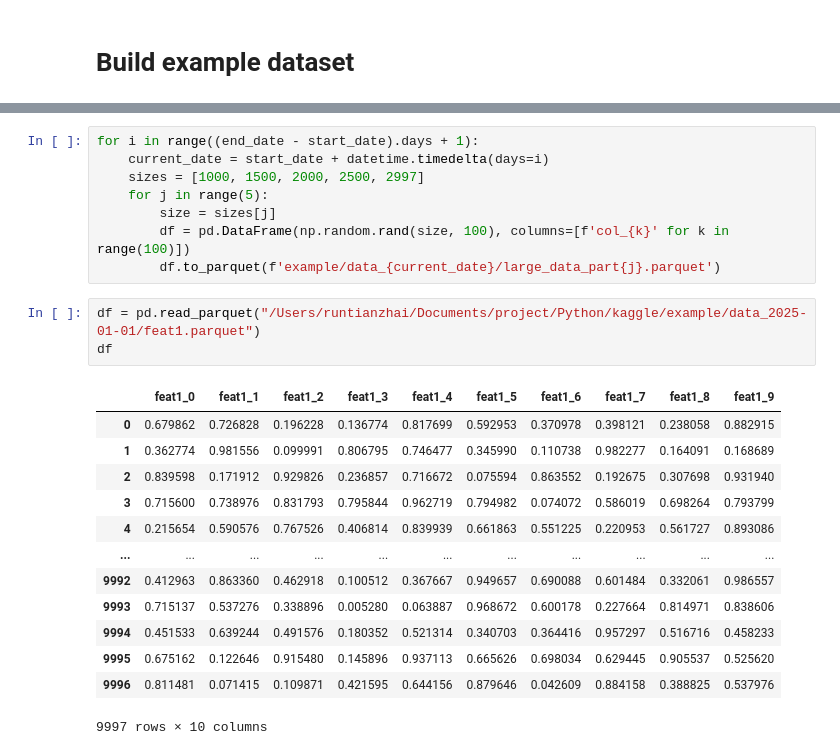
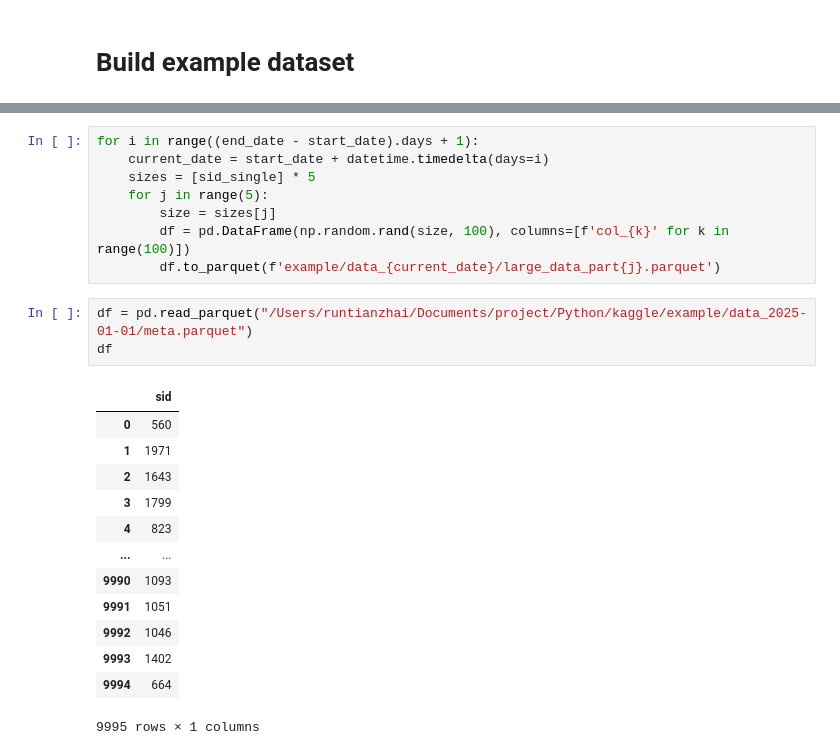
Before and after one commit to RuntianZ/kaggle, a Jupyter notebook: dataset.ipynb, the cells around one changed output, grey strips where cells are left out. Saved outputs shown, nothing was run; the diff lists cells and outputs as text.

```diff
--- a/dataset.ipynb
+++ b/dataset.ipynb
@@ -150,25 +158,25 @@ for i in range((end_date - start_date).days + 1):
 # %%
 for i in range((end_date - start_date).days + 1):
     current_date = start_date + datetime.timedelta(days=i)
-    sizes = [1000, 1500, 2000, 2500, 2997]
+    sizes = [sid_single] * 5
     for j in range(5):
         size = sizes[j]
         df = pd.DataFrame(np.random.rand(size, 100), columns=[f'col_{k}' for k in range(100)])
         df.to_parquet(f'example/data_{current_date}/large_data_part{j}.parquet')
 # %%
-df = pd.read_parquet("/Users/runtianzhai/Documents/project/Python/kaggle/example/data_2025-01-01/feat1.parquet")
+df = pd.read_parquet("/Users/runtianzhai/Documents/project/Python/kaggle/example/data_2025-01-01/meta.parquet")
 df
 # %% [output]
-|  | feat1_0 | feat1_1 | feat1_2 | feat1_3 | feat1_4 | feat1_5 | feat1_6 | feat1_7 | feat1_8 | feat1_9 |
-| 0 | 0.679862 | 0.726828 | 0.196228 | 0.136774 | 0.817699 | 0.592953 | 0.370978 | 0.398121 | 0.238058 | 0.882915 |
-| 1 | 0.362774 | 0.981556 | 0.099991 | 0.806795 | 0.746477 | 0.345990 | 0.110738 | 0.982277 | 0.164091 | 0.168689 |
-| 2 | 0.839598 | 0.171912 | 0.929826 | 0.236857 | 0.716672 | 0.075594 | 0.863552 | 0.192675 | 0.307698 | 0.931940 |
-| 3 | 0.715600 | 0.738976 | 0.831793 | 0.795844 | 0.962719 | 0.794982 | 0.074072 | 0.586019 | 0.698264 | 0.793799 |
-| 4 | 0.215654 | 0.590576 | 0.767526 | 0.406814 | 0.839939 | 0.661863 | 0.551225 | 0.220953 | 0.561727 | 0.893086 |
-| ... | ... | ... | ... | ... | ... | ... | ... | ... | ... | ... |
-| 9992 | 0.412963 | 0.863360 | 0.462918 | 0.100512 | 0.367667 | 0.949657 | 0.690088 | 0.601484 | 0.332061 | 0.986557 |
-| 9993 | 0.715137 | 0.537276 | 0.338896 | 0.005280 | 0.063887 | 0.968672 | 0.600178 | 0.227664 | 0.814971 | 0.838606 |
-| 9994 | 0.451533 | 0.639244 | 0.491576 | 0.180352 | 0.521314 | 0.340703 | 0.364416 | 0.957297 | 0.516716 | 0.458233 |
-| 9995 | 0.675162 | 0.122646 | 0.915480 | 0.145896 | 0.937113 | 0.665626 | 0.698034 | 0.629445 | 0.905537 | 0.525620 |
-| 9996 | 0.811481 | 0.071415 | 0.109871 | 0.421595 | 0.644156 | 0.879646 | 0.042609 | 0.884158 | 0.388825 | 0.537976 |
+|  | sid |
+| 0 | 560 |
+| 1 | 1971 |
+| 2 | 1643 |
+| 3 | 1799 |
+| 4 | 823 |
+| ... | ... |
+| 9990 | 1093 |
+| 9991 | 1051 |
+| 9992 | 1046 |
+| 9993 | 1402 |
+| 9994 | 664 |
-9997 rows × 10 columns
+9995 rows × 1 columns
```
Also changed, not shown: parts of 7 cells of this notebook, 2 other files.
